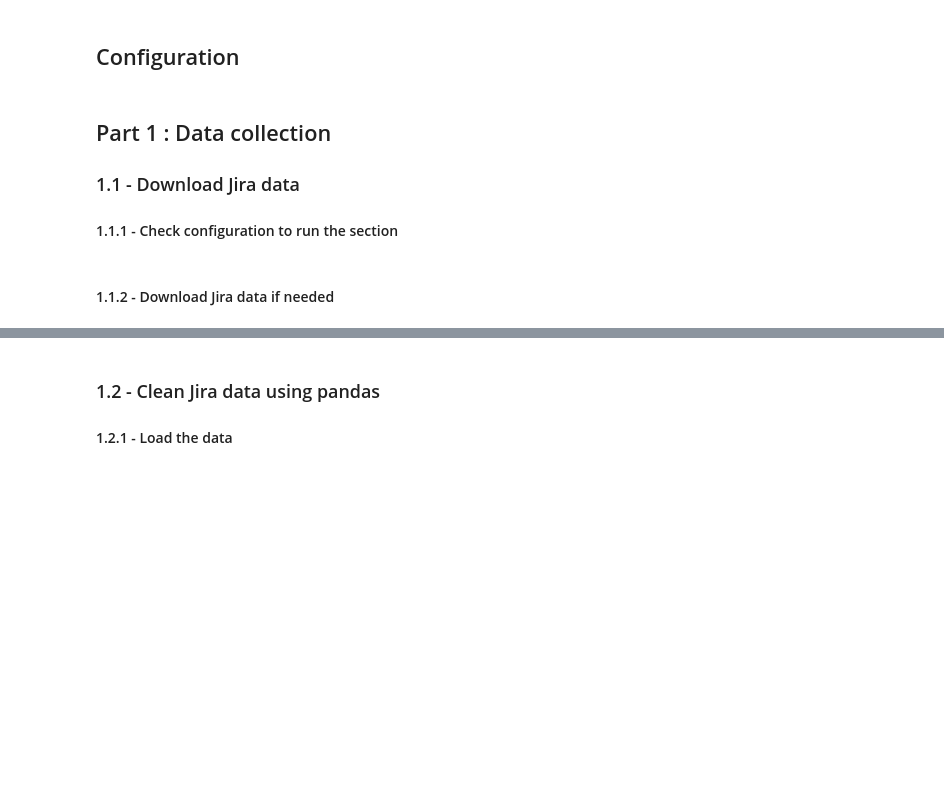
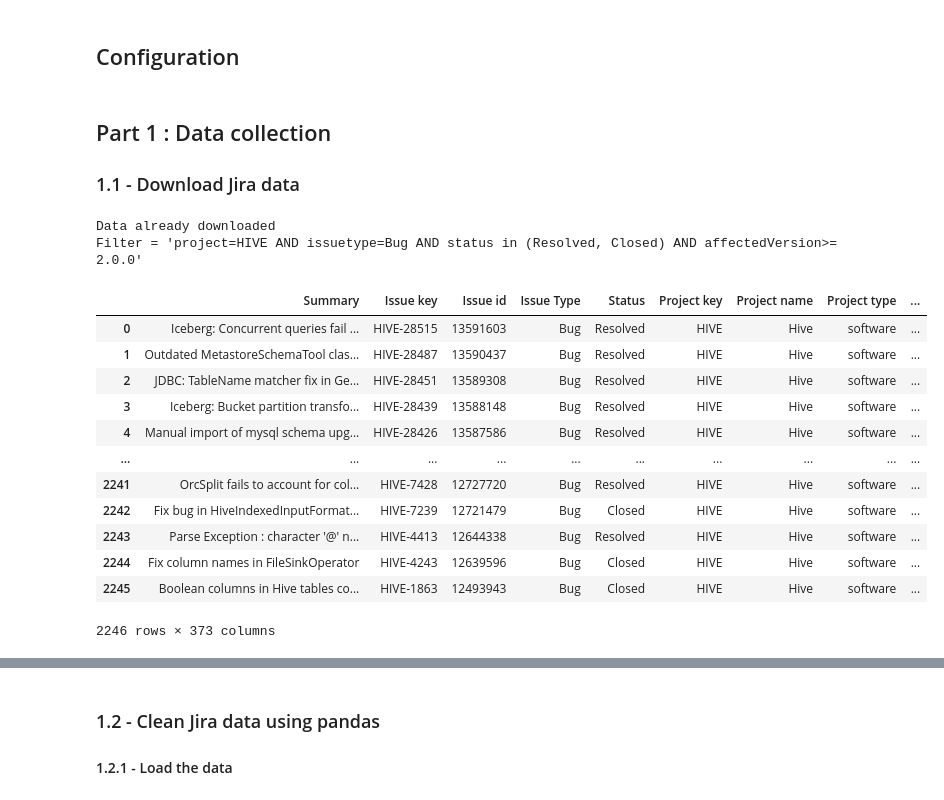
Before and after one commit to IamMoShi/MGL869-Lab-Hive, a Jupyter notebook: app.ipynb, the cells around one changed output, grey strips where cells are left out. Drawn from its saved outputs; the diff is of its cells as text; code cells hidden in the pictures; blank space fills up the shorter version.

```diff
--- a/app.ipynb
+++ b/app.ipynb
@@ -51,28 +49,21 @@ def testConfig(t_section: str, keys : [str]):
 ## Part 1 : Data collection
 
 ### 1.1 - Download Jira data
-
-#### 1.1.1 - Check configuration to run the section
 # %%
-section         : str   = "JIRA"
-required_keys   : [str] = [
-    "BaseUrl",
-    "SearchComplement",
-    "Query",
-    "JiraCSVDirectory",
-    "QueryEachRun",
-    "JiraCombinedCSV"]
-
-testConfig(section, required_keys)
-
-base_url            : str   = config[section]["BaseUrl"]
-search_complement   : str   = config[section]["SearchComplement"]
-query               : str   = config[section]["Query"]
-jira_csv_directory  : str   = config[section]["JiraCSVDirectory"]
-query_each_run      : str   = config[section]["QueryEachRun"]
-jira_combined_csv   : str   = config[section]["JiraCombinedCSV"]
-
-command_file                = os.path.join(jira_csv_directory, "command.txt")
-combined_csv_path           = os.path.join(jira_csv_directory, jira_combined_csv)
+jira_download()
+# %% [output]
+Data already downloaded
+Filter = 'project=HIVE AND issuetype=Bug AND status in (Resolved, Closed) AND affectedVersion>= 2.0.0'
+|  | Summary | Issue key | Issue id | Issue Type | Status | Project key | Project name | Project type | ... |
+| 0 | Iceberg: Concurrent queries fail ... | HIVE-28515 | 13591603 | Bug | Resolved | HIVE | Hive | software | ... |
+| 1 | Outdated MetastoreSchemaTool clas... | HIVE-28487 | 13590437 | Bug | Resolved | HIVE | Hive | software | ... |
+| 2 | JDBC: TableName matcher fix in Ge... | HIVE-28451 | 13589308 | Bug | Resolved | HIVE | Hive | software | ... |
+| 3 | Iceberg: Bucket partition transfo... | HIVE-28439 | 13588148 | Bug | Resolved | HIVE | Hive | software | ... |
+| 4 | Manual import of mysql schema upg... | HIVE-28426 | 13587586 | Bug | Resolved | HIVE | Hive | software | ... |
+| ... | ... | ... | ... | ... | ... | ... | ... | ... | ... |
+| 2241 | OrcSplit fails to account for col... | HIVE-7428 | 12727720 | Bug | Resolved | HIVE | Hive | software | ... |
+| 2242 | Fix bug in HiveIndexedInputFormat... | HIVE-7239 | 12721479 | Bug | Closed | HIVE | Hive | software | ... |
+| 2243 | Parse Exception : character '@' n... | HIVE-4413 | 12644338 | Bug | Resolved | HIVE | Hive | software | ... |
+| 2244 | Fix column names in FileSinkOperator | HIVE-4243 | 12639596 | Bug | Closed | HIVE | Hive | software | ... |
+| 2245 | Boolean columns in Hive tables co... | HIVE-1863 | 12493943 | Bug | Closed | HIVE | Hive | software | ... |
+2246 rows × 373 columns
-# %% [markdown]
-#### 1.1.2 - Download Jira data if needed
```
Also changed, not shown: parts of 5 cells of this notebook, 16 other files.
